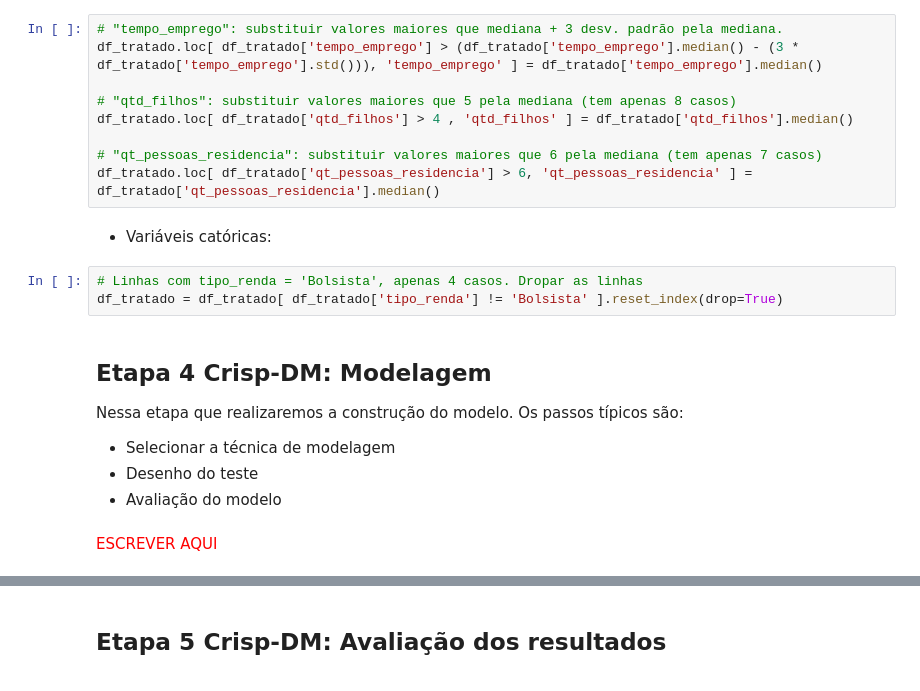
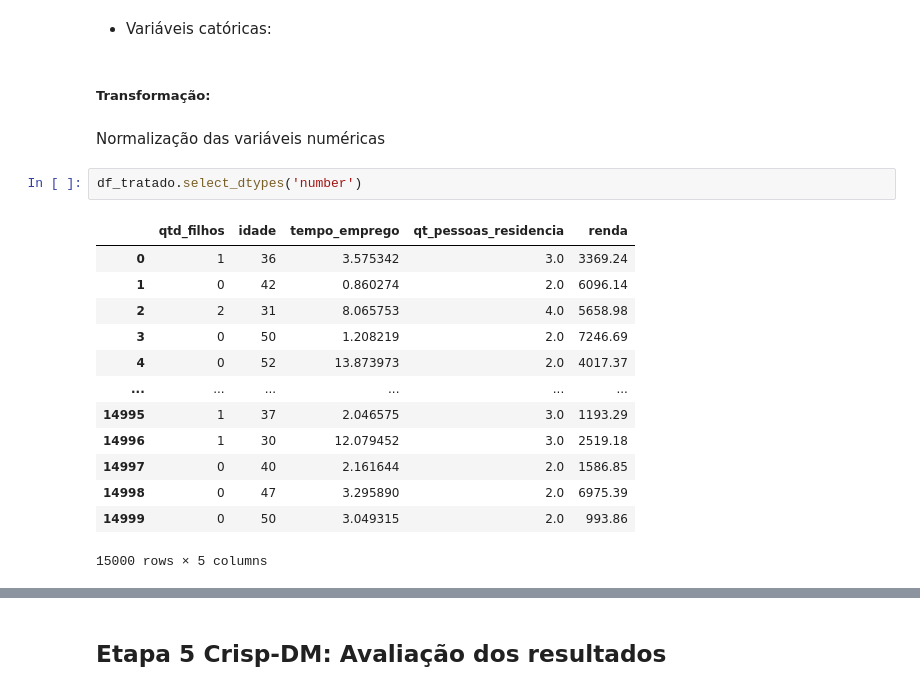
Before and after one commit to daviNGL/EBAC-projeto-previsao-de-renda, a Jupyter notebook: projeto.ipynb, the cells around one changed output, grey strips where cells are left out. Cells and saved outputs as stored; diff of their text form.

Commit message:
Normalização variáveis numéricas e modelo de regressão linear

```diff
--- a/projeto.ipynb
+++ b/projeto.ipynb
@@ -365,25 +359,25 @@ df_tratado.head(2)
 ##### Limpeza:
 
 * Variáveis numéricas: Tratamento dos outliers.
-# %%
-# "tempo_emprego": substituir valores maiores que mediana + 3 desv. padrão pela mediana.
-df_tratado.loc[ df_tratado['tempo_emprego'] > (df_tratado['tempo_emprego'].median() - (3 * df_tratado['tempo_emprego'].std())), 'tempo_emprego' ] = df_tratado['tempo_emprego'].median()
-
-# "qtd_filhos": substituir valores maiores que 5 pela mediana (tem apenas 8 casos)
-df_tratado.loc[ df_tratado['qtd_filhos'] > 4 , 'qtd_filhos' ] = df_tratado['qtd_filhos'].median()
-
-# "qt_pessoas_residencia": substituir valores maiores que 6 pela mediana (tem apenas 7 casos)
-df_tratado.loc[ df_tratado['qt_pessoas_residencia'] > 6, 'qt_pessoas_residencia' ] = df_tratado['qt_pessoas_residencia'].median()
 # %% [markdown]
 * Variáveis catóricas:
-# %%
-# Linhas com tipo_renda = 'Bolsista', apenas 4 casos. Dropar as linhas
-df_tratado = df_tratado[ df_tratado['tipo_renda'] != 'Bolsista' ].reset_index(drop=True)
-# %% [markdown]
-## Etapa 4 Crisp-DM: Modelagem
-Nessa etapa que realizaremos a construção do modelo. Os passos típicos são:
-- Selecionar a técnica de modelagem
-- Desenho do teste
-- Avaliação do modelo
-# %% [markdown]
-<span style="color:red">ESCREVER AQUI</span>
+# %% [markdown]
+##### Transformação:
+# %% [markdown]
+Normalização das variáveis numéricas
+# %%
+df_tratado.select_dtypes('number')
+# %% [output]
+|  | qtd_filhos | idade | tempo_emprego | qt_pessoas_residencia | renda |
+| 0 | 1 | 36 | 3.575342 | 3.0 | 3369.24 |
+| 1 | 0 | 42 | 0.860274 | 2.0 | 6096.14 |
+| 2 | 2 | 31 | 8.065753 | 4.0 | 5658.98 |
+| 3 | 0 | 50 | 1.208219 | 2.0 | 7246.69 |
+| 4 | 0 | 52 | 13.873973 | 2.0 | 4017.37 |
+| ... | ... | ... | ... | ... | ... |
+| 14995 | 1 | 37 | 2.046575 | 3.0 | 1193.29 |
+| 14996 | 1 | 30 | 12.079452 | 3.0 | 2519.18 |
+| 14997 | 0 | 40 | 2.161644 | 2.0 | 1586.85 |
+| 14998 | 0 | 47 | 3.295890 | 2.0 | 6975.39 |
+| 14999 | 0 | 50 | 3.049315 | 2.0 | 993.86 |
+15000 rows × 5 columns
```
Also changed, not shown: parts of 18 cells of this notebook, 1 other file.
